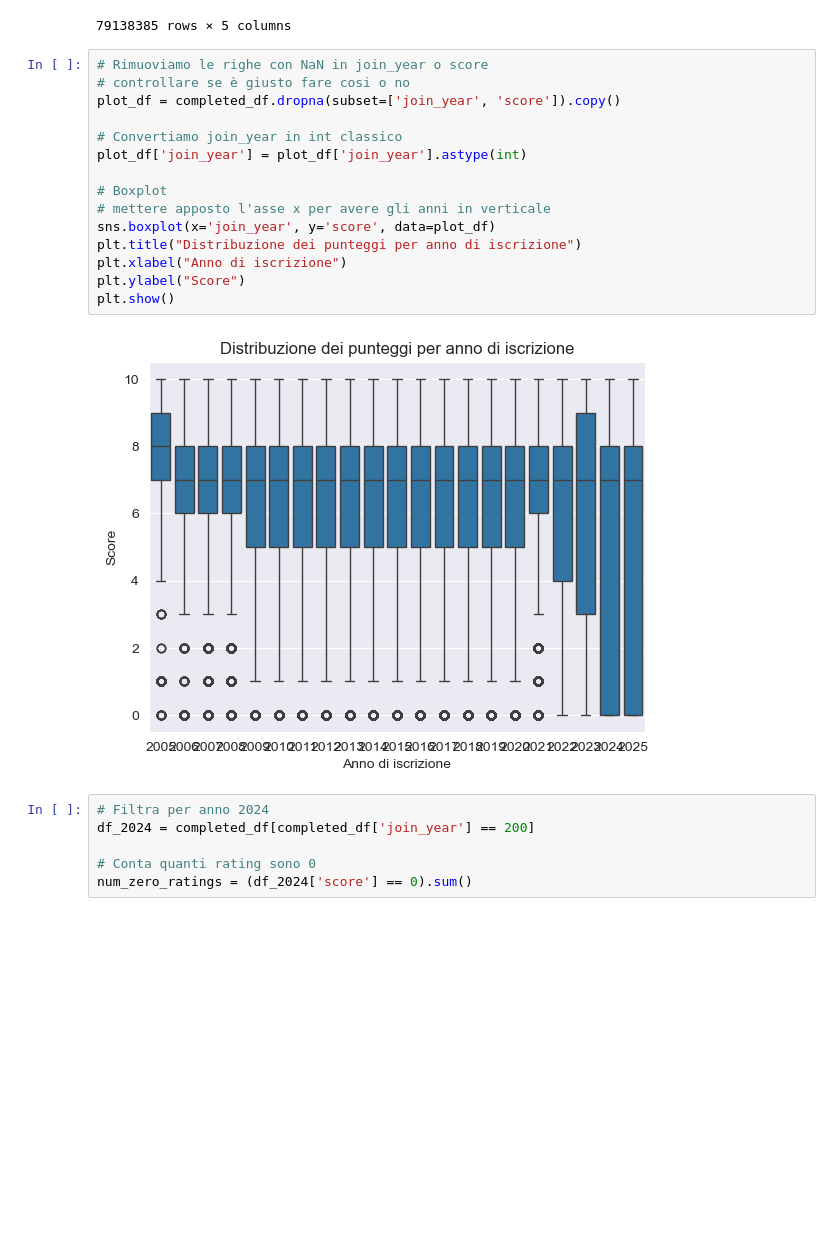
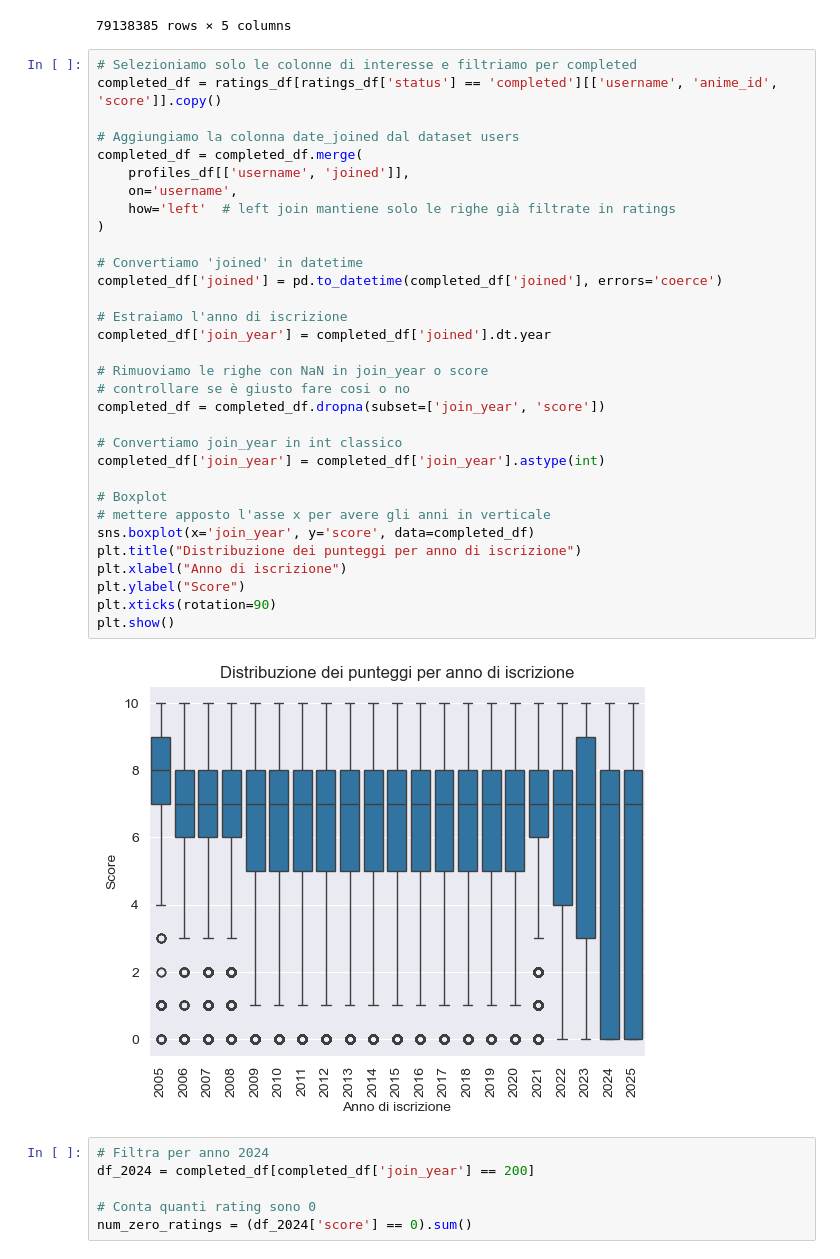
Before and after one commit to denis-budau/HCI-TWEB_2025-26, a Jupyter notebook: solution/data_visualitation.ipynb, the cells around one changed output. Drawn from its saved outputs; the diff is of its cells as text; blank space fills up the shorter version.

```diff
--- a/solution/data_visualitation.ipynb
+++ b/solution/data_visualitation.ipynb
@@ -391,22 +387,39 @@ completed_df
 | 79138384 | arizkim | 32281 | 10 | 2020-12-07 | 2020.0 |
 79138385 rows × 5 columns
 # %%
+# Selezioniamo solo le colonne di interesse e filtriamo per completed
+completed_df = ratings_df[ratings_df['status'] == 'completed'][['username', 'anime_id', 'score']].copy()
+
+# Aggiungiamo la colonna date_joined dal dataset users
+completed_df = completed_df.merge(
+    profiles_df[['username', 'joined']],
+    on='username',
+    how='left'  # left join mantiene solo le righe già filtrate in ratings
+)
+
+# Convertiamo 'joined' in datetime
+completed_df['joined'] = pd.to_datetime(completed_df['joined'], errors='coerce')
+
+# Estraiamo l'anno di iscrizione
+completed_df['join_year'] = completed_df['joined'].dt.year
+
 # Rimuoviamo le righe con NaN in join_year o score
 # controllare se è giusto fare cosi o no
-plot_df = completed_df.dropna(subset=['join_year', 'score']).copy()
+completed_df = completed_df.dropna(subset=['join_year', 'score'])
 
 # Convertiamo join_year in int classico
-plot_df['join_year'] = plot_df['join_year'].astype(int)
+completed_df['join_year'] = completed_df['join_year'].astype(int)
 
 # Boxplot
 # mettere apposto l'asse x per avere gli anni in verticale
-sns.boxplot(x='join_year', y='score', data=plot_df)
+sns.boxplot(x='join_year', y='score', data=completed_df)
 plt.title("Distribuzione dei punteggi per anno di iscrizione")
 plt.xlabel("Anno di iscrizione")
 plt.ylabel("Score")
+plt.xticks(rotation=90)
 plt.show()
 # %% [output]
-[figure, old version]
+[figure, new version]
 # %%
 # Filtra per anno 2024
 df_2024 = completed_df[completed_df['join_year'] == 200]
```
Also changed, not shown: parts of 15 cells of this notebook, 1 other file.
